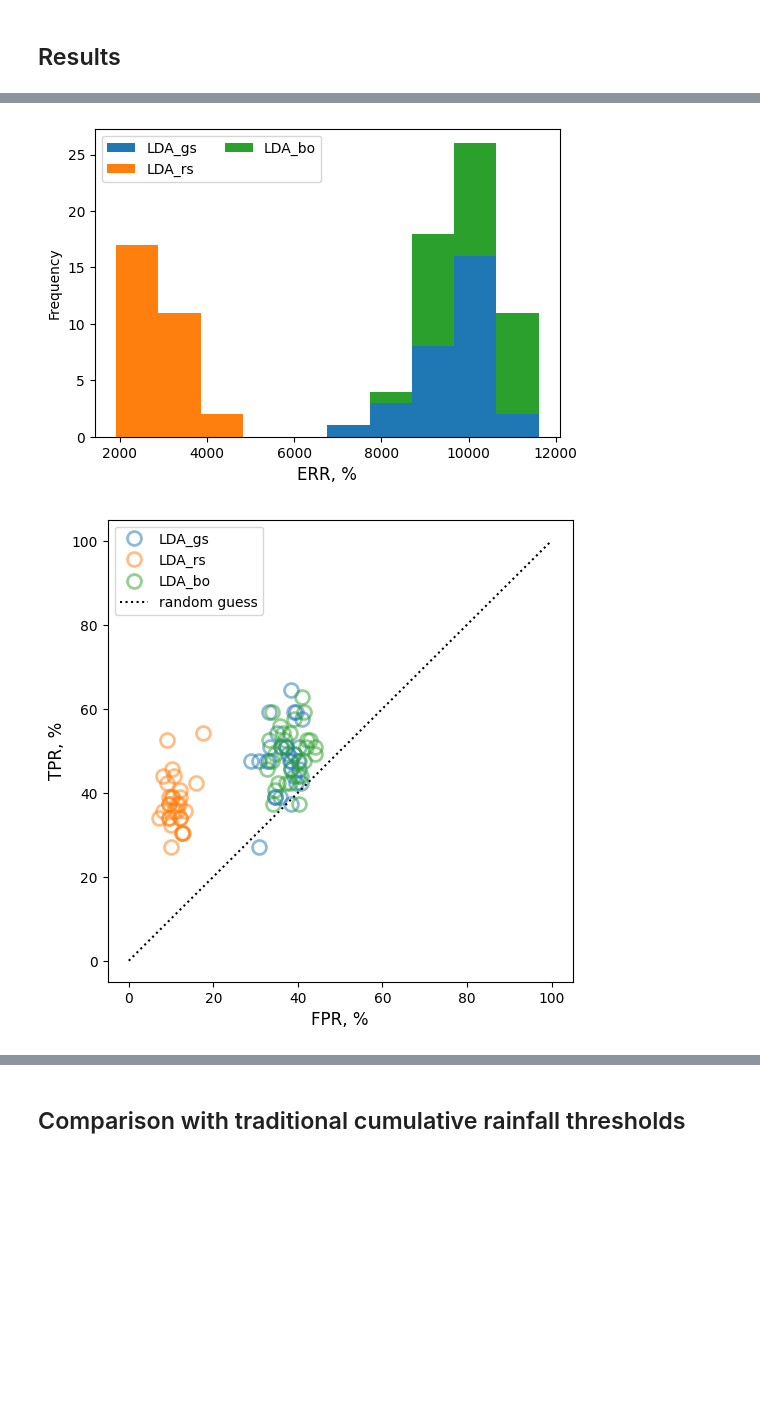
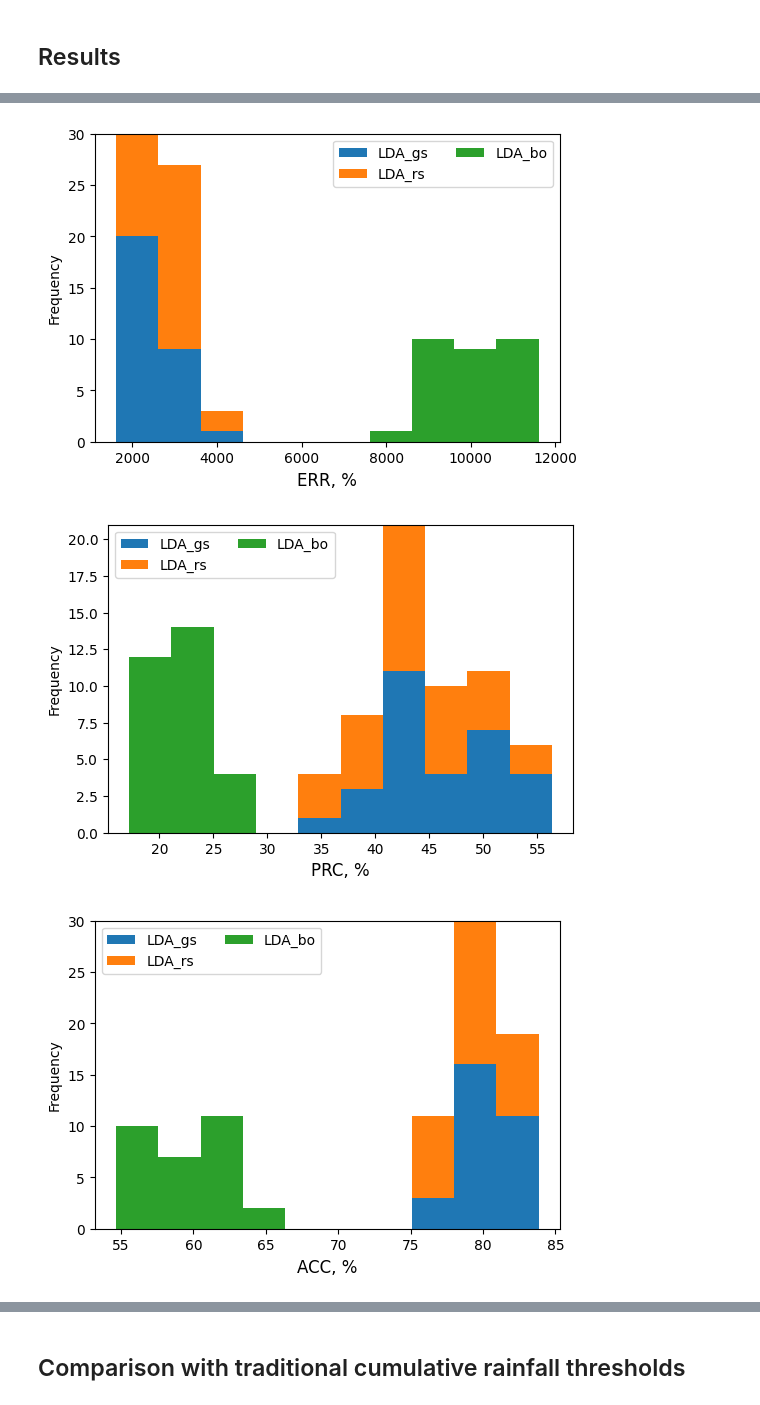
Before and after one commit to ravucordilleras/SC02-dengue-forecasting, a Jupyter notebook: v1/humidity.ipynb, the cells around one changed output, grey strips where cells are left out. Drawn from its saved outputs; the diff is of its cells as text; code cells hidden in the pictures; blank space fills up the shorter version.

```diff
--- a/v1/humidity.ipynb
+++ b/v1/humidity.ipynb
@@ -299,10 +323,11 @@ classifiers = [
     make_pipeline(StandardScaler(), SVC(gamma='auto')),
     LogitBoost(n_estimators=200, random_state=0),
     LinearDiscriminantAnalysis(),  # rv.kris - this is the default of the author
-    LinearDiscriminantAnalysis(),  # lester's sample a (grid search)           # {'n_components': None, 'priors': None, 'shrinkage': 'auto', 'solver': 'lsqr', 'tol': 0.0001}
+    LinearDiscriminantAnalysis(n_components=None, priors=[0.9, 0.1], shrinkage='auto', solver='lsqr', tol=1e-06),  # lester's sample a (grid search)           # {'n_components': None, 'priors': None, 'shrinkage': 'auto', 'solver': 'lsqr', 'tol': 0.0001}
     LinearDiscriminantAnalysis(n_components=None, priors=None, shrinkage='auto', solver='lsqr', tol=1e-06),  # rv.kris - this is the default of the author
-    # gs_01:tol=0.0001, solver='eigen', shrinkage='auto', priors=[0.5, 0.5], n_components=1
-    # gs_02:n_components=None, priors=None, shrinkage='auto', solver='lsqr', tol=1e-06
+    # gs_01: tol=0.0001, solver='eigen', shrinkage='auto', priors=[0.5, 0.5], n_components=1
+    # gs_02: n_components=None, priors=None, shrinkage='auto', solver='lsqr', tol=1e-06
+    # gs_03: n_components=None, priors=[0.9, 0.1], shrinkage='auto', solver='lsqr', tol=1e-06
     # tol=0.001, solver='lsqr', shrinkage=0.1, priors=[0.5, 0.5], n_components=None
     # tol=0.0001, solver='eigen', shrinkage='auto', priors=None, n_components=None
     # 1 tol=0.01, 'solver='eigen', 'shrinkage=0.9, 'priors=[0.1, 0.9], 'n_components=1
@@ -327,6 +352,7 @@ classifiers = [
 # %% [markdown]
 ## Splitting, training, testing, evaluating
 # %%
+
 my_list = list(range(tim))        # rv.kris - this increases the number of iterations, the author set this to 100, but this also multiplies the training time by the same amount
 
 # define split function
@@ -339,6 +365,9 @@ TPRs = pd.DataFrame(index=range(n_splits), columns=classifierNames[0])
 TNRs = pd.DataFrame(index=range(n_splits), columns=classifierNames[0])
 FPRs = pd.DataFrame(index=range(n_splits), columns=classifierNames[0])
 ERRs = pd.DataFrame(index=range(n_splits), columns=classifierNames[0])
+ACCs = pd.DataFrame(index=range(n_splits), columns=classifierNames[0])
+RCLs = pd.DataFrame(index=range(n_splits), columns=classifierNames[0])
+PRCs = pd.DataFrame(index=range(n_splits), columns=classifierNames[0])
 aROCs = pd.DataFrame(index=range(n_splits), columns=classifierNames[0])
 
 # loop through all splits
@@ -378,12 +407,18 @@ with tqdm(total=len(my_list)) as pbar:
                 fpr = np.round((fp / (fp+tn*1.)), 4)
                 tnr = np.round((tn / (tn+fp*1.)), 4)
                 err = np.round((fp+fn / (tn+fp+tp+fn*1.)), 4)
+                prc = np.round((tp / (tp+fp*1.)), 4)
+                acc = np.round(((tp+tn) / (tp+fp+fn+tn)), 4)
+                rcl = tpr
                 aROC = auc([0, fpr, 1], [0, tpr, 1])
                 # Assign results to dataframes
                 TPRs.loc[s, classifierNames.values[c][0]] = tpr
                 TNRs.loc[s, classifierNames.values[c][0]] = tnr
                 FPRs.loc[s, classifierNames.values[c][0]] = fpr
                 ERRs.loc[s, classifierNames.values[c][0]] = err
+                PRCs.loc[s, classifierNames.values[c][0]] = prc
+                ACCs.loc[s, classifierNames.values[c][0]] = acc
+                RCLs.loc[s, classifierNames.values[c][0]] = rcl
                 aROCs.loc[s, classifierNames.values[c][0]] = aROC
             pbar.update(1)
 
@@ -392,6 +427,9 @@ FPRs = FPRs.dropna(axis=1, how="all")
 TPRs = TPRs.dropna(axis=1, how="all")
 TNRs = TNRs.dropna(axis=1, how="all")
 ERRs = ERRs.dropna(axis=1, how="all")
+PRCs = PRCs.dropna(axis=1, how="all")
+ACCs = ACCs.dropna(axis=1, how="all")
+RCLs = RCLs.dropna(axis=1, how="all")
 aROCs = aROCs.dropna(axis=1, how="all")
 # %%
 # ## KRIS' PERSONAL DEBUGGING BULLSHITERY
@@ -485,6 +523,9 @@ _FPRs = FPRs * 100
 _TPRs = TPRs * 100
 _TNRs = TNRs * 100
 _ERRs = ERRs * 100
+_PRCs = PRCs * 100
+_ACCs = ACCs * 100
+_RCLs = RCLs * 100
 _aROCs = aROCs * 100
 
 # rv.kris - fix for data type error (was object, needs to be float)
@@ -494,6 +535,9 @@ for i in range(len(classifierNames)):
     _TPRs[classifierNames[0][i]] = _TPRs[classifierNames[0][i]].astype(float)           # rv.kris
     _FPRs[classifierNames[0][i]] = _FPRs[classifierNames[0][i]].astype(float)           # rv.kris
     _ERRs[classifierNames[0][i]] = _ERRs[classifierNames[0][i]].astype(float)           # rv.kris
+    _PRCs[classifierNames[0][i]] = _PRCs[classifierNames[0][i]].astype(float)           # rv.kris
+    _ACCs[classifierNames[0][i]] = _ACCs[classifierNames[0][i]].astype(float)           # rv.kris
+    _RCLs[classifierNames[0][i]] = _RCLs[classifierNames[0][i]].astype(float)           # rv.kris
     _TNRs[classifierNames[0][i]] = _TNRs[classifierNames[0][i]].astype(float)           # rv.kris
 
 # HISTOGRAMS
@@ -527,6 +571,21 @@ ax8.legend(ncol=2)
 ax8.set_xlabel("ERR, %", fontsize="large")
 plt.savefig("results/ERRshistmeanmaxminrel.png")
 
+ax9 = _PRCs.plot.hist(stacked=stacked, bins=bins, figsize=figsize)
+ax9.legend(ncol=2)
+ax9.set_xlabel("PRC, %", fontsize="large")
+plt.savefig("results/PRCshistmeanmaxminrel.png")
+
+ax10 = _ACCs.plot.hist(stacked=stacked, bins=bins, figsize=figsize)
+ax10.legend(ncol=2)
+ax10.set_xlabel("ACC, %", fontsize="large")
+plt.savefig("results/ACCshistmeanmaxminrel.png")
+
+ax11 = _RCLs.plot.hist(stacked=stacked, bins=bins, figsize=figsize)
+ax11.legend(ncol=2)
+ax11.set_xlabel("RCL, %", fontsize="large")
+plt.savefig("results/RCLshistmeanmaxminrel.png")
+
 # SCATTER PLOT
 # Define figure parameters
 fig = plt.figure(figsize=(6, 6))
@@ -561,2 +620,3 @@ plt.savefig("results/ROCplotMLmeanmaxminrel.png")
-[figure, old version]
+[figure, new version]
-[figure, old version]
+[figure, new version]
+[figure, added]
```
Also changed, not shown: parts of 5 cells of this notebook.
